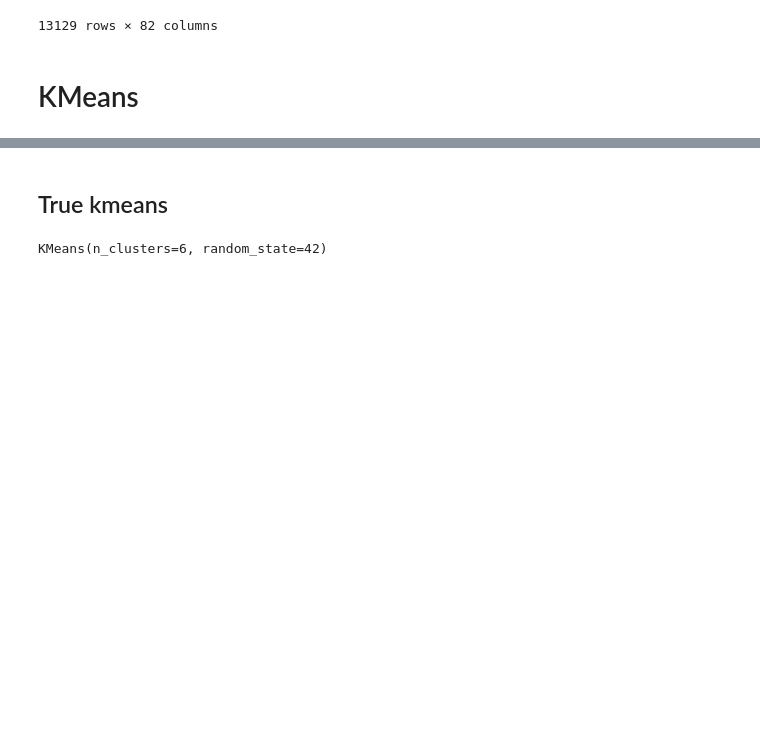
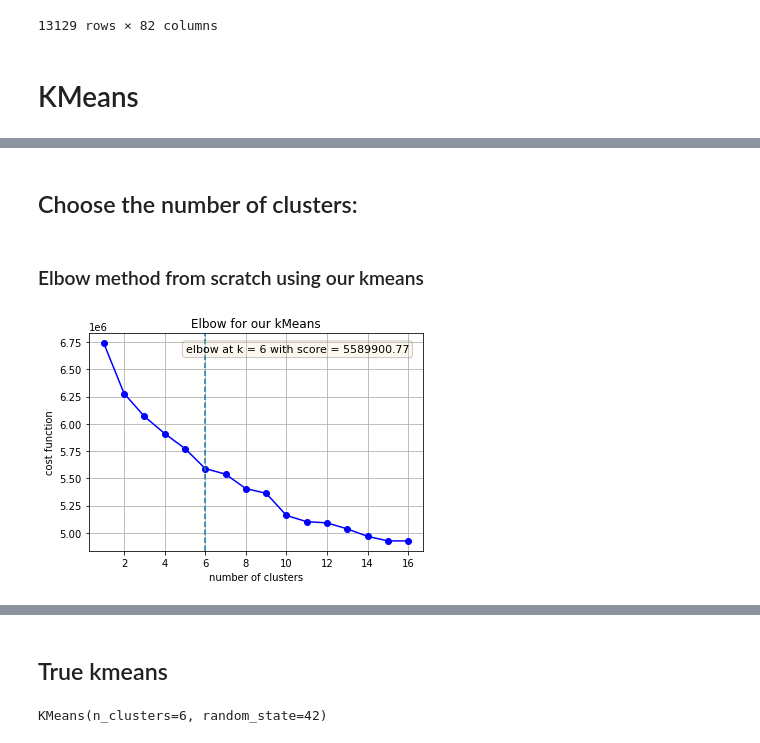
Before and after one commit to S4b3/ADM-HW4-Group11, a Jupyter notebook: AlmostEX2.ipynb, the cells around one changed output, grey strips where cells are left out. Drawn from its saved outputs; the diff is of its cells as text; code cells hidden in the pictures; blank space fills up the shorter version.

```diff
--- a/AlmostEX2.ipynb
+++ b/AlmostEX2.ipynb
@@ -276,3 +279,5 @@ dataset["Country"] = dataset.progress_apply(lambda row : CountryTE(row), axis=1)
+# %%
+dataset["Country"] = country
 # %%
 dataset.loc[:, ['track_id',"Country"]].head(14)
 # %% [output]
@@ -734,9 +691,2 @@ def Kmeans(dataset, k):
 # %%
-dist = 100
-C = defaultdict(list)
-
-for i in range(10):
-    Capp, app = Kmeans(Principal, 6)
-    if (app < dist):
-        dist = app
-        C = Capp
+C, dist = Kmeans(Principal, 6)
@@ -765,0 +709,11 @@ print(np.unique(cluster))
+# %% [markdown]
+## Choose the number of clusters:
+# %% [markdown]
+### Elbow method from scratch using our kmeans
+# %%
+cost = []
+for i in tqdm(range(1,17)):
+    med = []
+    for j in range(5):
+        med.append(Kmeans(Principal, i)[1])
+    cost.append(np.mean(med))
@@ -765,0 +722,13 @@ print(np.unique(cluster))
+# %%
+fig, ax = plt.subplots()
+plt.plot(range(1,17), cost, '-bo')
+plt.axvline(x = 6, ls = '--')
+props = dict(boxstyle='round', facecolor='wheat', alpha=0.2)
+ax.text(0.29, 0.95, "elbow at k = {} with score = {:.2f}".format(6, cost[5]), transform=ax.transAxes, fontsize=11,
+        verticalalignment='top', bbox=props)
+plt.title('Elbow for our kMeans')
+plt.xlabel('number of clusters')
+plt.ylabel('cost function')
+plt.grid(True)
+# %% [output]
+[figure, added]
```
Also changed, not shown: parts of 91 cells of this notebook.
